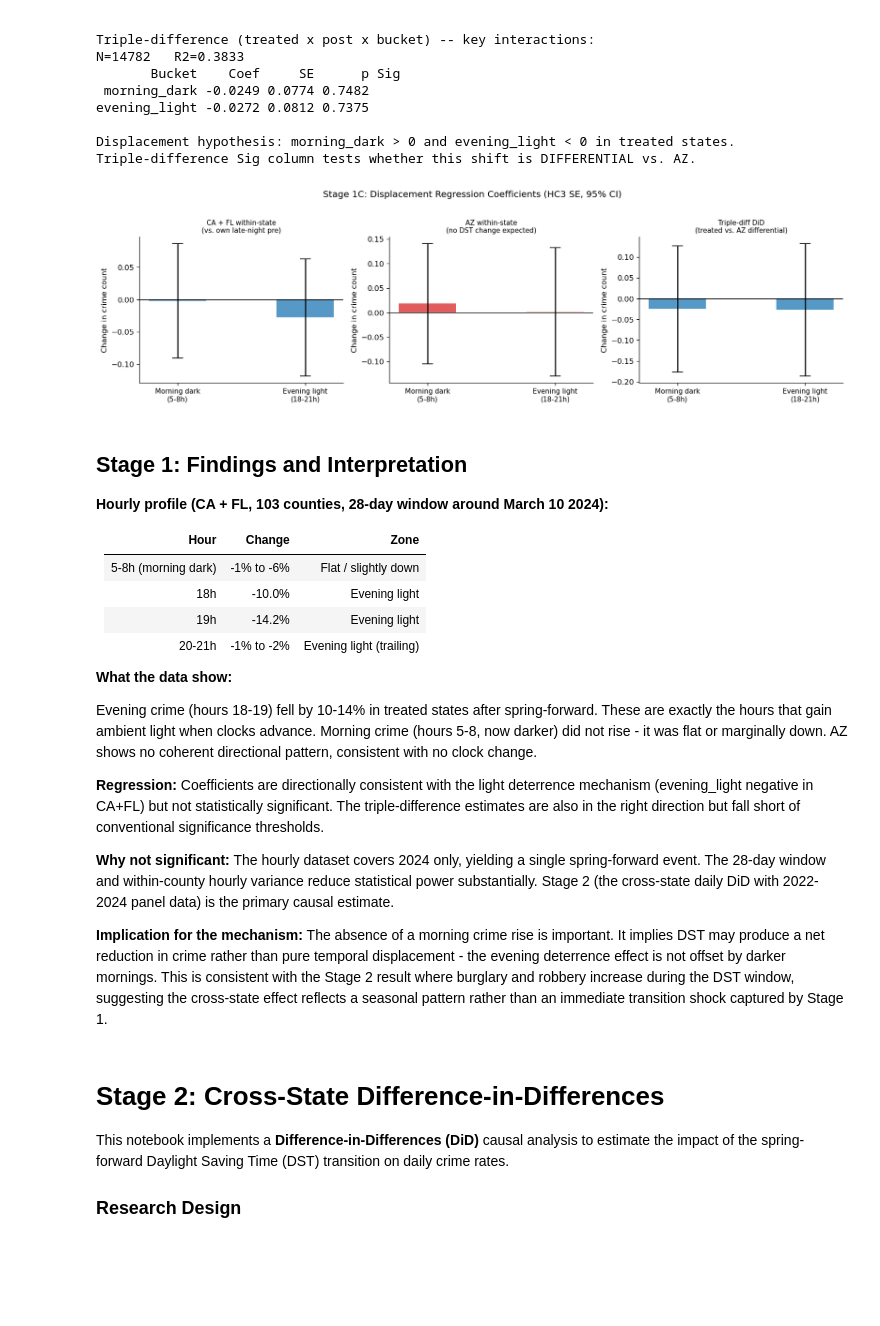
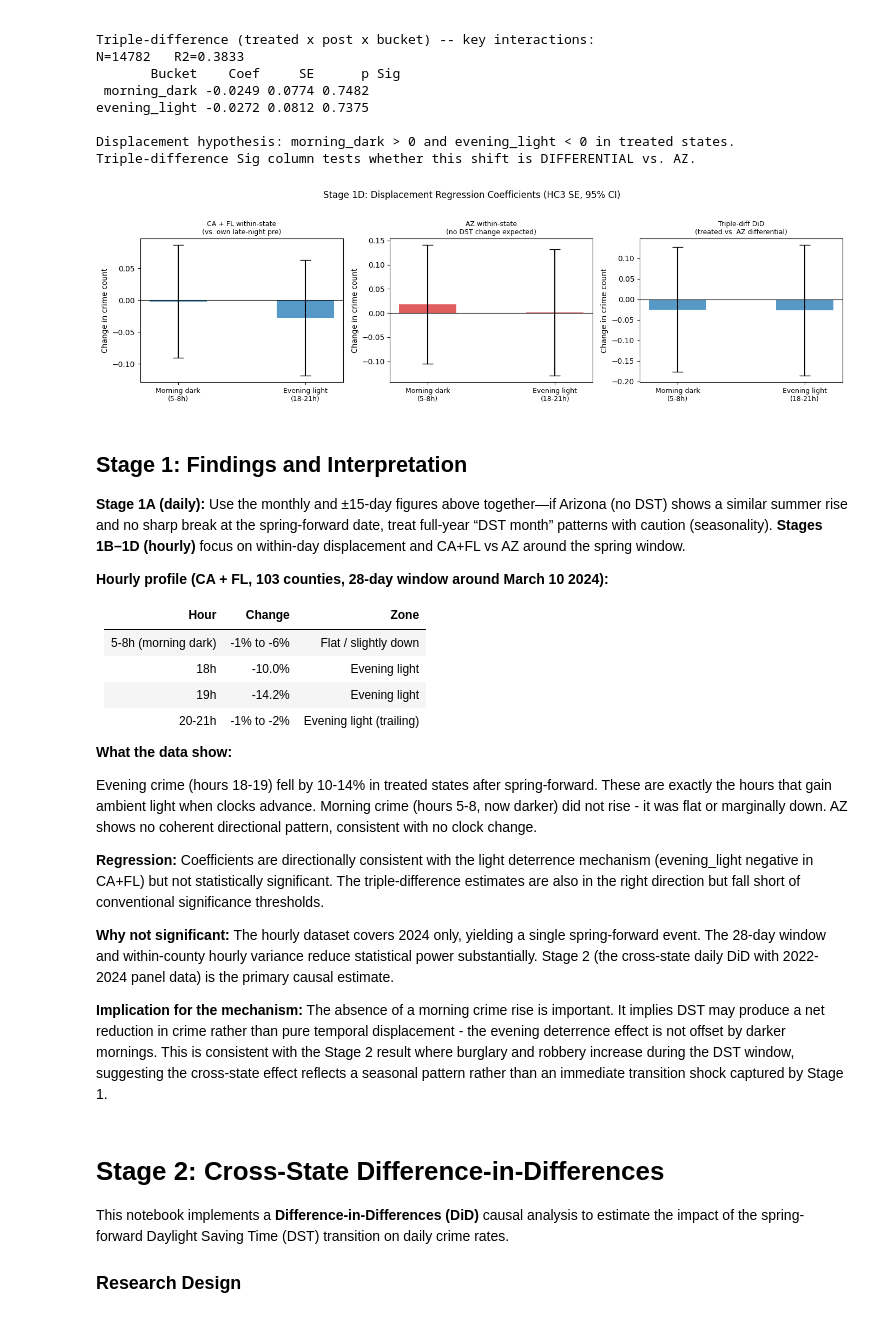
Before and after one commit to shellyycao/IDS701_UDS_Final_Project, a Jupyter notebook: notebooks/dst_crime_analysis.ipynb, the cells around one changed output. Cells and saved outputs as stored; diff of their text form; code cells hidden in the pictures; blank space fills up the shorter version.

```diff
--- a/notebooks/dst_crime_analysis.ipynb
+++ b/notebooks/dst_crime_analysis.ipynb
@@ -271,7 +394,7 @@ for offset, trt, post, color, lbl in specs:
 ax.set_xticks(x)
 ax.set_xticklabels([BUCKET_LABELS[b] for b in BUCKET_ORDER])
 ax.set_ylabel('Avg crimes per county-day')
-ax.set_title('Stage 1B: Crime by Time Bucket - Pre vs. Post Spring DST (2024, 28-day window)')
+ax.set_title('Stage 1C: Crime by Time Bucket - Pre vs. Post Spring DST (2024, 28-day window)')
 ax.legend(fontsize=8, ncol=2)
 plt.tight_layout()
 plt.show()
@@ -423,37 +546,39 @@ def get_triple_ci(res, bucket_key):
 
 fig, axes = plt.subplots(1, 3, figsize=(14, 4), sharey=False)
 
 panel_specs = [
     ('CA + FL within-state\n(vs. own late-night pre)', res_tr, get_coef_ci),
     ('AZ within-state\n(no DST change expected)',      res_az, get_coef_ci),
     ('Triple-diff DiD\n(treated vs. AZ differential)', res3,   get_triple_ci),
 ]
 
 for ax, (title, res, fn) in zip(axes, panel_specs):
     coefs, cis = [], []
     for bk in BUCKET_KEYS:
         c, ci = fn(res, bk)
         coefs.append(c); cis.append(ci)
     x_pos = list(range(len(BUCKET_KEYS)))
     colors = ['#d62728' if c > 0 else '#1f77b4' for c in coefs]
     ax.bar(x_pos, coefs, color=colors, alpha=0.75, width=0.45)
     ax.errorbar(x_pos, coefs, yerr=cis, fmt='none', color='black', capsize=7, lw=1.5)
     ax.axhline(0, color='black', lw=0.8)
     ax.set_xticks(x_pos)
     ax.set_xticklabels(BUCKET_XLABELS, fontsize=9)
     ax.set_title(title, fontsize=9)
     ax.set_ylabel('Change in crime count')
 
 fig.suptitle(
-    'Stage 1C: Displacement Regression Coefficients (HC3 SE, 95% CI)',
+    'Stage 1D: Displacement Regression Coefficients (HC3 SE, 95% CI)',
     fontsize=12, y=1.02
 )
 plt.tight_layout()
 plt.show()
 # %% [output]
-[figure, old version]
+[figure, new version]
 # %% [markdown]
 ## Stage 1: Findings and Interpretation
+
+**Stage 1A (daily):** Use the monthly and ±15-day figures above together—if Arizona (no DST) shows a similar summer rise and no sharp break at the spring-forward date, treat full-year “DST month” patterns with caution (seasonality). **Stages 1B–1D (hourly)** focus on within-day displacement and CA+FL vs AZ around the spring window.
 
 **Hourly profile (CA + FL, 103 counties, 28-day window around March 10 2024):**
 
```
Also changed, not shown: parts of 12 cells of this notebook, 19 other files.
